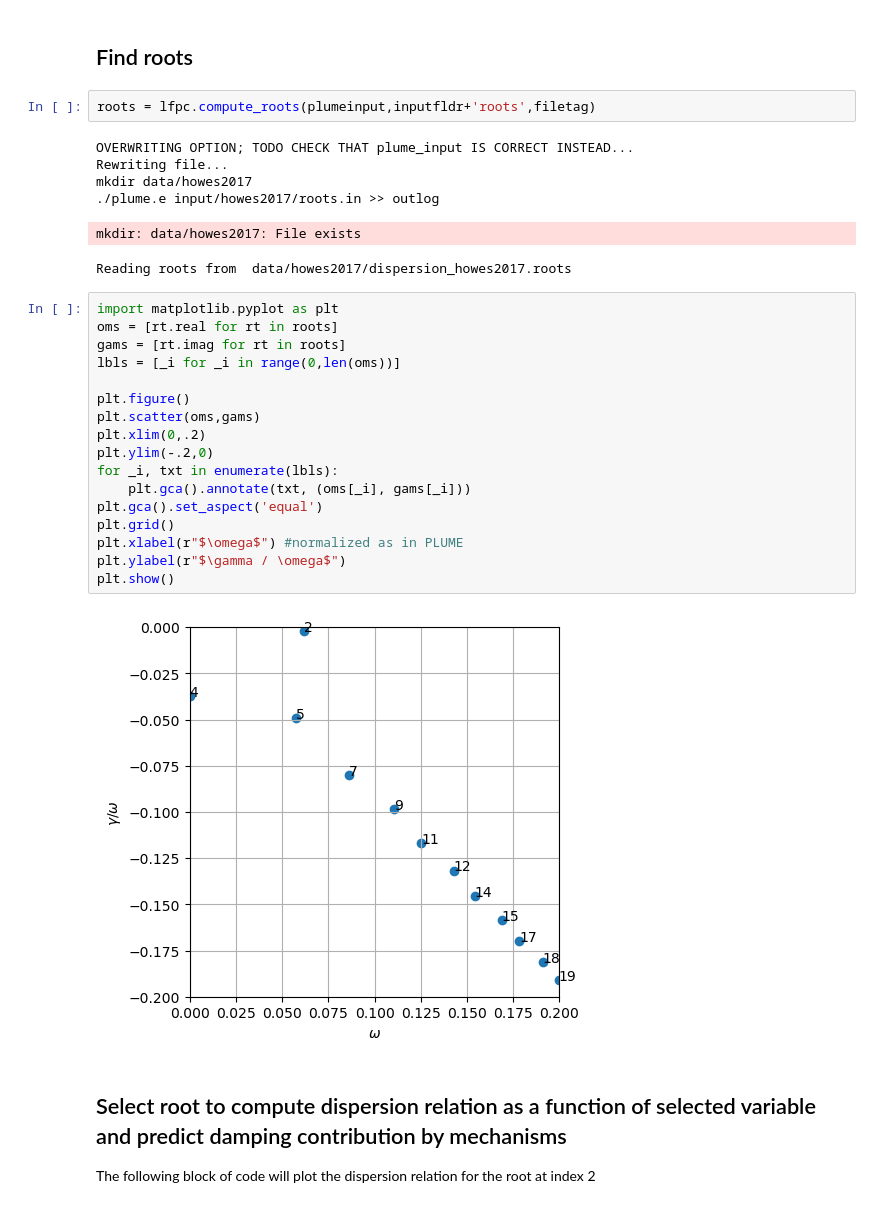
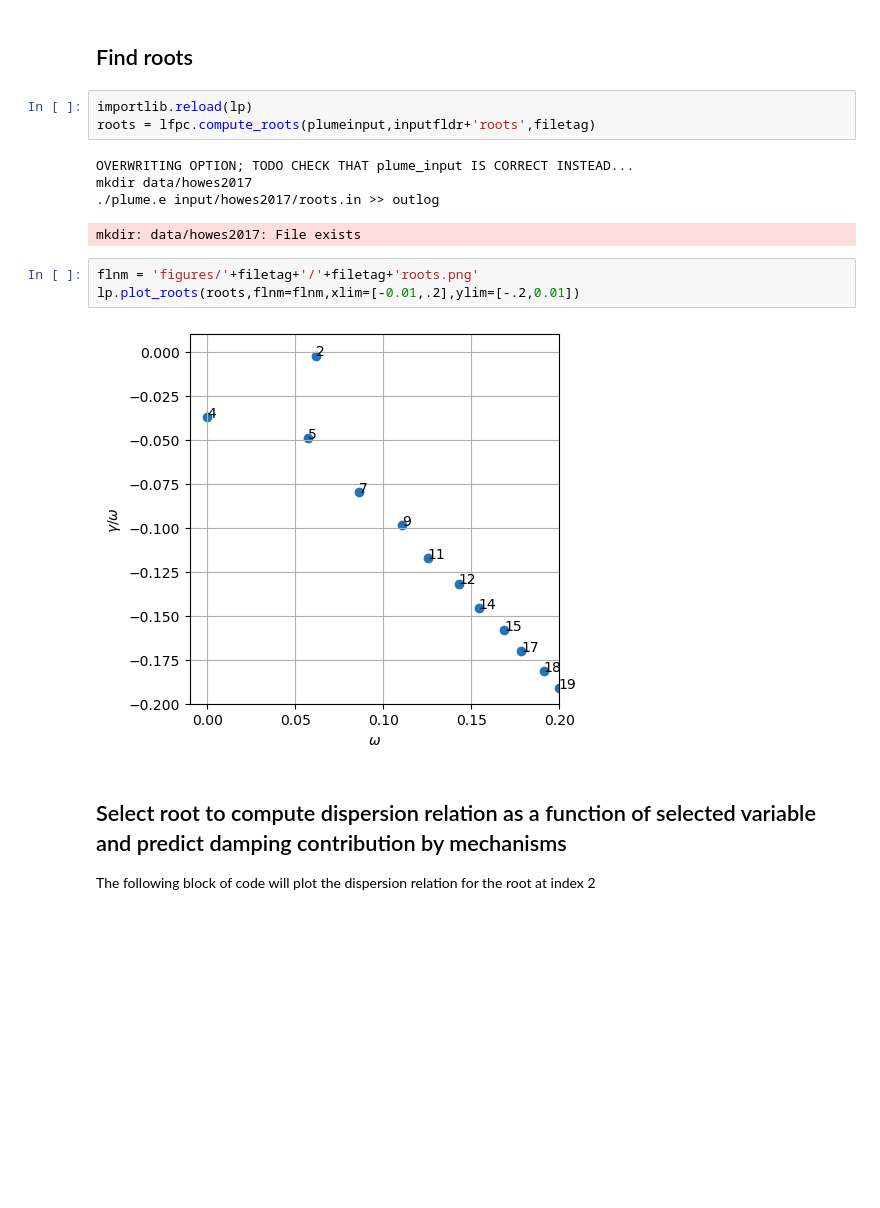
Before and after one commit to kgklein/PLUME, a Jupyter notebook: examplelinfpc.ipynb, the cells around one changed output. Saved outputs shown, nothing was run; the diff lists cells and outputs as text; blank space fills up the shorter version.

Commit message:
Improved example notebook, extended capabilities of wrapper functions, and added example plot routines

```diff
--- a/examplelinfpc.ipynb
+++ b/examplelinfpc.ipynb
@@ -93,33 +97,18 @@ mkdir: input/howes2017/: File exists
 # %% [markdown]
 ## Find roots
 # %%
+importlib.reload(lp)
 roots = lfpc.compute_roots(plumeinput,inputfldr+'roots',filetag)
 # %% [output]
 OVERWRITING OPTION; TODO CHECK THAT plume_input IS CORRECT INSTEAD...
-Rewriting file...
 mkdir data/howes2017
 ./plume.e input/howes2017/roots.in >> outlog
 mkdir: data/howes2017: File exists
-Reading roots from  data/howes2017/dispersion_howes2017.roots
-# %%
-import matplotlib.pyplot as plt
-oms = [rt.real for rt in roots]
-gams = [rt.imag for rt in roots]
-lbls = [_i for _i in range(0,len(oms))]
-
-plt.figure()
-plt.scatter(oms,gams)
-plt.xlim(0,.2)
-plt.ylim(-.2,0)
-for _i, txt in enumerate(lbls):
-    plt.gca().annotate(txt, (oms[_i], gams[_i]))
-plt.gca().set_aspect('equal')
-plt.grid()
-plt.xlabel(r"$\omega$") #normalized as in PLUME
-plt.ylabel(r"$\gamma / \omega$")
-plt.show()
-# %% [output]
-[figure, removed]
+# %%
+flnm = 'figures/'+filetag+'/'+filetag+'roots.png'
+lp.plot_roots(roots,flnm=flnm,xlim=[-0.01,.2],ylim=[-.2,0.01])
+# %% [output]
+[figure, added]
 # %% [markdown]
 ## Select root to compute dispersion relation as a function of selected variable and predict damping contribution by mechanisms
 The following block of code will plot the dispersion relation for the root at index 2
```
Also changed, not shown: parts of 29 cells of this notebook, 2 other files.
